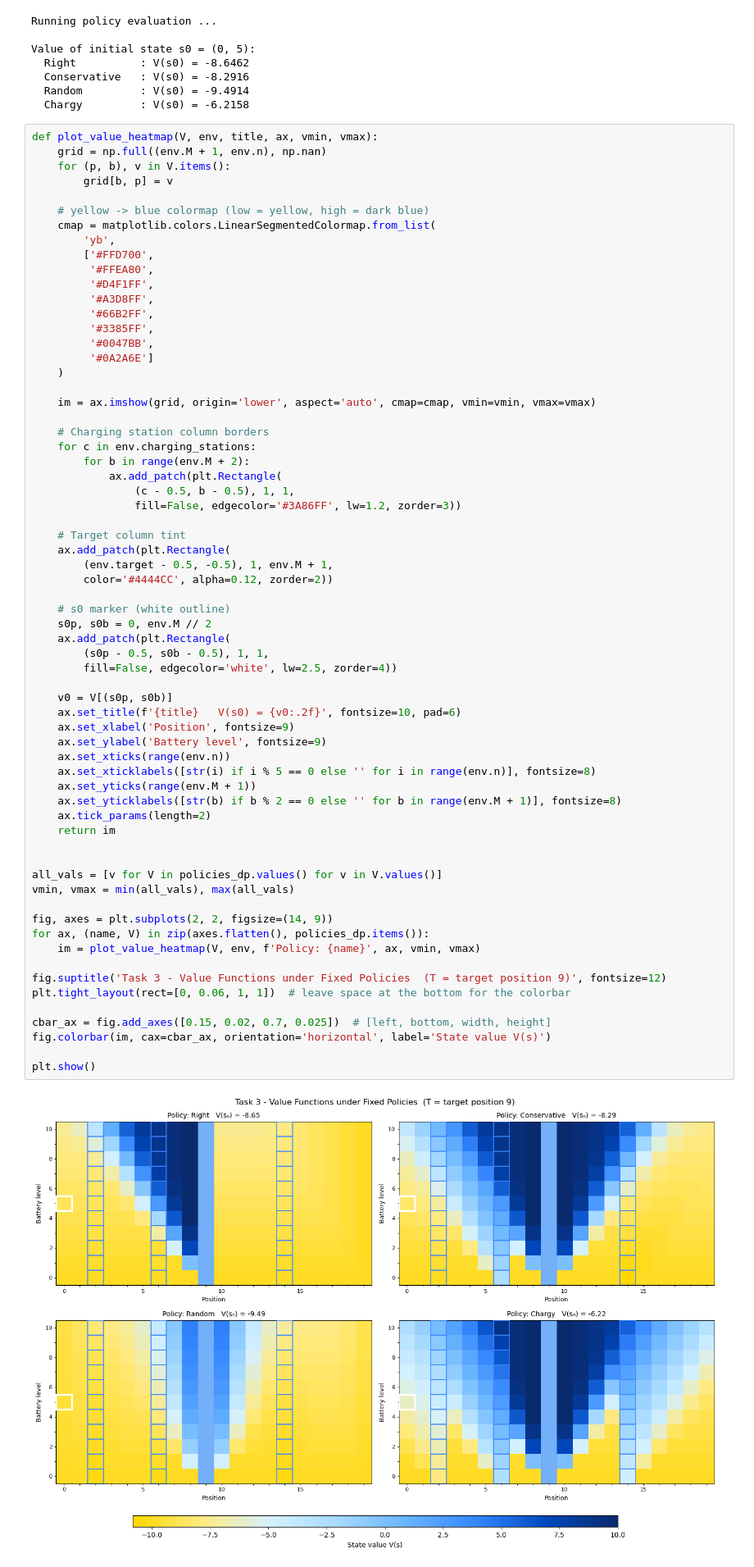
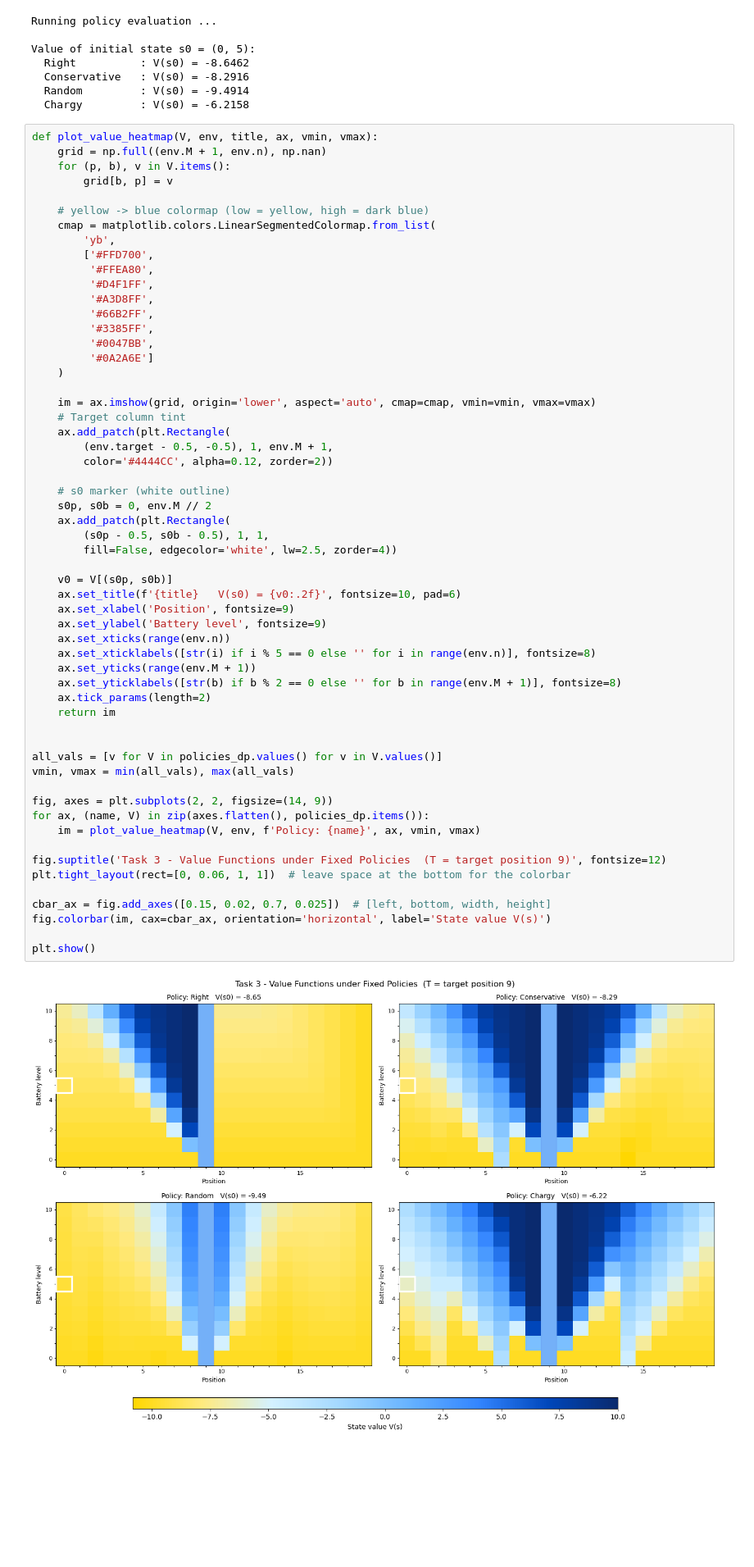
Before and after one commit to Siradmehr/ATML, a Jupyter notebook: rl_project_.ipynb, the cells around one changed output. Shown at 82% size. Cells and saved outputs as stored; diff of their text form; blank space fills up the shorter version.

```diff
--- a/rl_project_.ipynb
+++ b/rl_project_.ipynb
@@ -635,14 +635,6 @@ def plot_value_heatmap(V, env, title, ax, vmin, vmax):
     )
 
     im = ax.imshow(grid, origin='lower', aspect='auto', cmap=cmap, vmin=vmin, vmax=vmax)
-
-    # Charging station column borders
-    for c in env.charging_stations:
-        for b in range(env.M + 2):
-            ax.add_patch(plt.Rectangle(
-                (c - 0.5, b - 0.5), 1, 1,
-                fill=False, edgecolor='#3A86FF', lw=1.2, zorder=3))
-
     # Target column tint
     ax.add_patch(plt.Rectangle(
         (env.target - 0.5, -0.5), 1, env.M + 1,
@@ -654,32 +646,32 @@ def plot_value_heatmap(V, env, title, ax, vmin, vmax):
         (s0p - 0.5, s0b - 0.5), 1, 1,
         fill=False, edgecolor='white', lw=2.5, zorder=4))
 
     v0 = V[(s0p, s0b)]
     ax.set_title(f'{title}   V(s0) = {v0:.2f}', fontsize=10, pad=6)
     ax.set_xlabel('Position', fontsize=9)
     ax.set_ylabel('Battery level', fontsize=9)
     ax.set_xticks(range(env.n))
     ax.set_xticklabels([str(i) if i % 5 == 0 else '' for i in range(env.n)], fontsize=8)
     ax.set_yticks(range(env.M + 1))
     ax.set_yticklabels([str(b) if b % 2 == 0 else '' for b in range(env.M + 1)], fontsize=8)
     ax.tick_params(length=2)
     return im
 
 
 all_vals = [v for V in policies_dp.values() for v in V.values()]
 vmin, vmax = min(all_vals), max(all_vals)
 
 fig, axes = plt.subplots(2, 2, figsize=(14, 9))
 for ax, (name, V) in zip(axes.flatten(), policies_dp.items()):
     im = plot_value_heatmap(V, env, f'Policy: {name}', ax, vmin, vmax)
 
 fig.suptitle('Task 3 - Value Functions under Fixed Policies  (T = target position 9)', fontsize=12)
 plt.tight_layout(rect=[0, 0.06, 1, 1])  # leave space at the bottom for the colorbar
 
 cbar_ax = fig.add_axes([0.15, 0.02, 0.7, 0.025])  # [left, bottom, width, height]
 fig.colorbar(im, cax=cbar_ax, orientation='horizontal', label='State value V(s)')
 
 plt.show()
 # %% [output]
-[figure, old version]
+[figure, new version]
 # %% [markdown]
```
Also changed, not shown: parts of 14 cells of this notebook.
